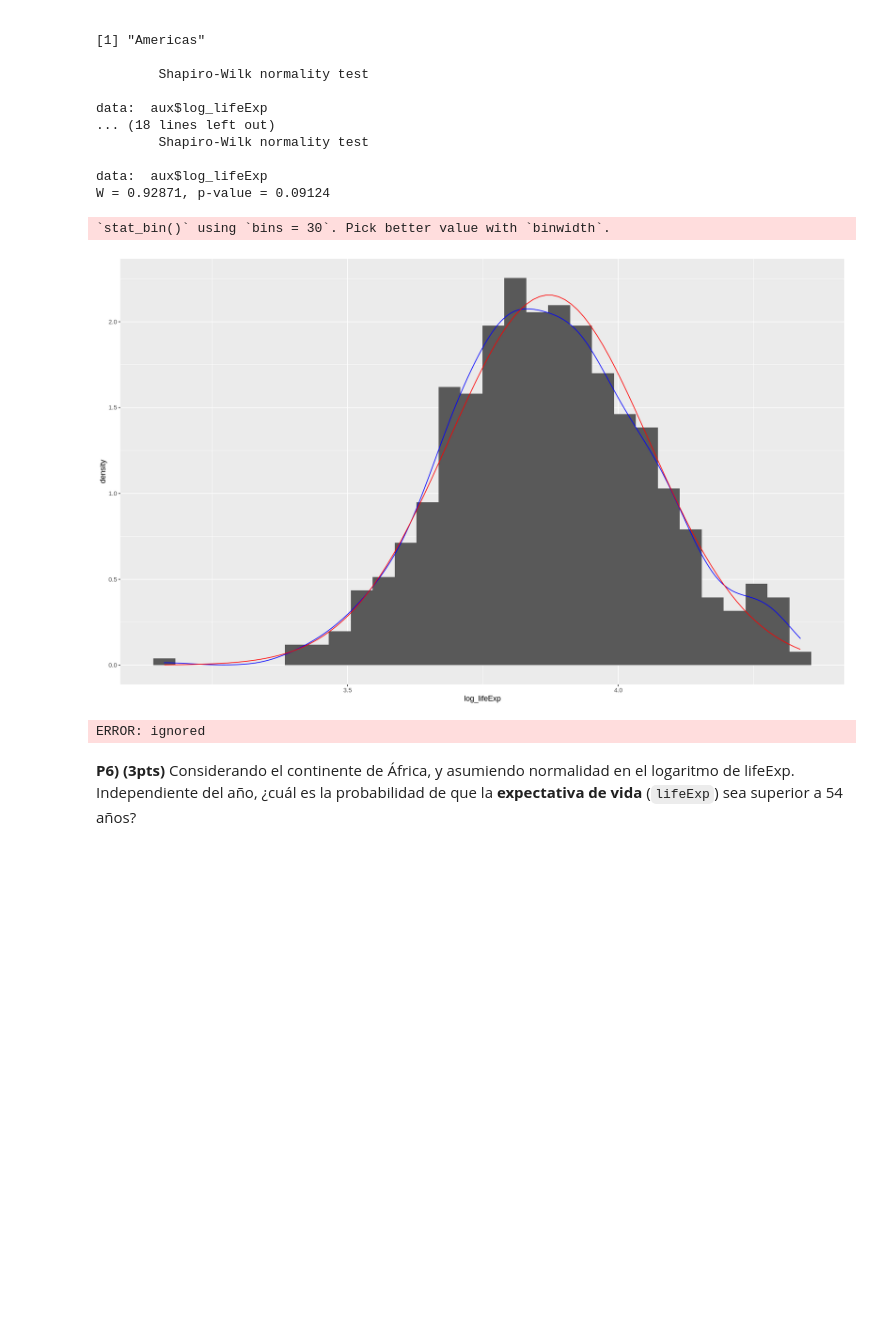
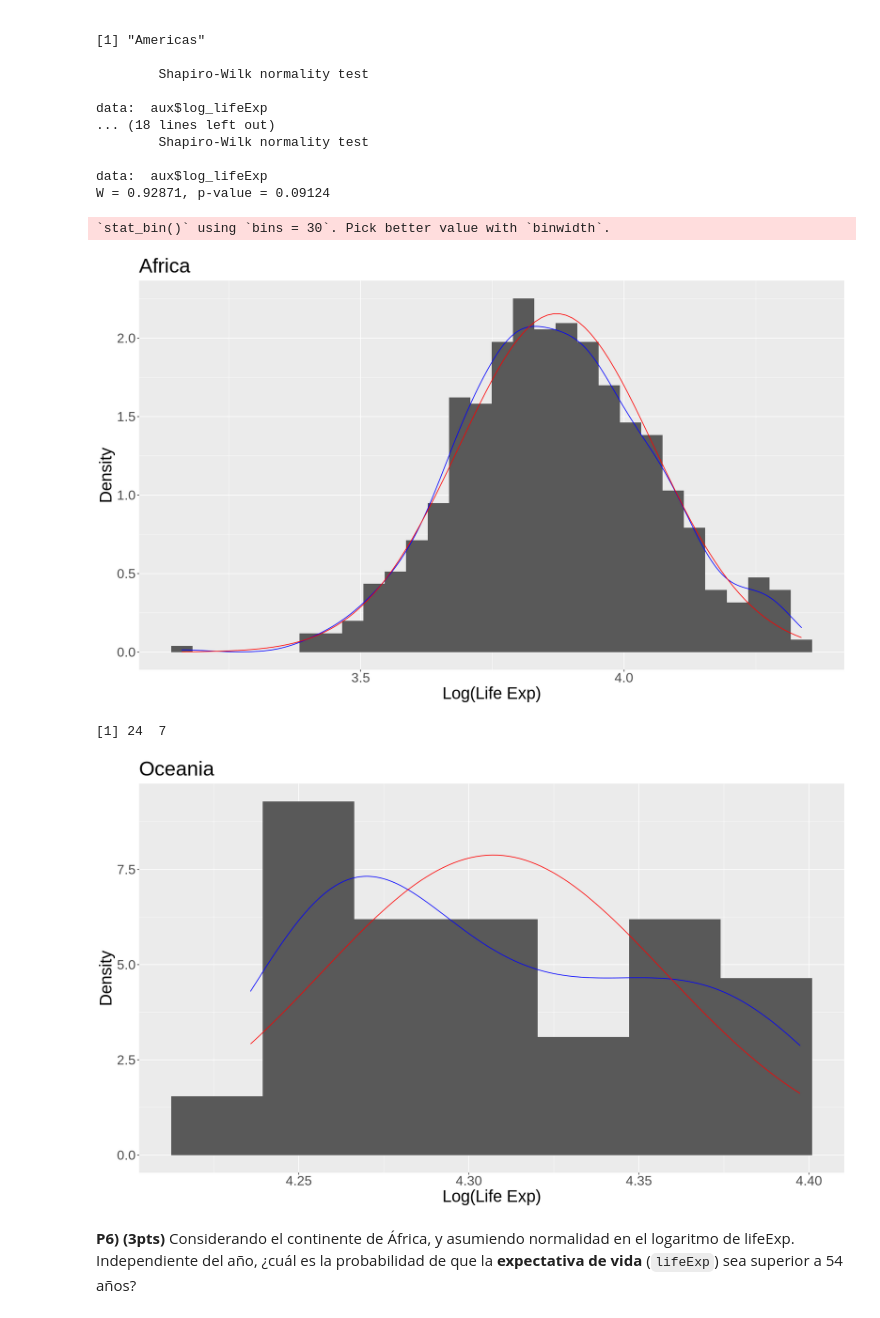
Before and after one commit to HaroldConley/diplomado_BD, a Jupyter notebook: Evaluaciones/C3/Evaluacion_final_v10.ipynb, the cells around one changed output. Saved outputs shown, nothing was run; the diff lists cells and outputs as text; code cells hidden in the pictures; blank space fills up the shorter version.

```diff
--- a/Evaluaciones/C3/Evaluacion_final_v10.ipynb
+++ b/Evaluaciones/C3/Evaluacion_final_v10.ipynb
@@ -217,24 +217,45 @@ W = 0.92871, p-value = 0.09124
 # %%
 # Pregunta 5.b.- Para los continentes encontrados en a), grafique los histogramas para el logaritmo de lifeExp.
 # Considere añadir estimaciones de las densidades, dadas por geom_density así como una densidad normal con parámetros de media y varianza igual
 # a la media y desviación estandar muestral. ¿Qué opina sobre el histograma de Oceanía? Comente sobre posibles causas de su aspecto.
+
+# AFRICA
 gapminder_africa_life_log <- gapminder_life_log %>% filter(continent == "Africa")
 
 ggplot(gapminder_africa_life_log) +
   aes(x = log_lifeExp) +
-  geom_histogram(aes(y = ..density..))+
+  geom_histogram(aes(y = ..density..)) +
   geom_density(col = "blue") +
   stat_function(fun = function(x){
     dnorm(x, mean = mean(gapminder_africa_life_log$log_lifeExp), sd = sd(gapminder_africa_life_log$log_lifeExp))
-  }, col = "red")
+  }, col = "red") +
+  labs(title = "Africa") +
+  xlab("Log(Life Exp)") +
+  ylab("Density") +
+  theme(text=element_text(size=24))
+
+
+# OCEANIA
+gapminder_oceania_life_log <- gapminder_life_log %>% filter(continent == "Oceania")
+
+ggplot(gapminder_oceania_life_log) +
+  aes(x = log_lifeExp) +
+  geom_histogram(bins = 7, aes(y = ..density..)) + # Se ajustan los "bins" para tener un histograma "continuo" (sin espacios en blanco ).
+  geom_density(col = "blue") +
+  stat_function(fun = function(x){
+    dnorm(x, mean = mean(gapminder_oceania_life_log$log_lifeExp), sd = sd(gapminder_oceania_life_log$log_lifeExp))
+  }, col = "red") +
+  labs(title = "Oceania") +
+  xlab("Log(Life Exp)") +
+  ylab("Density") +
+  theme(text=element_text(size=24))
+
+gapminder_oceania_life_log %>% dim # 24 datos.
+
+# Respuesta: La principal causa del aspecto del histograma de Oceania es que está hecho en base a muy pocos datos (solamente 24), lo que no permite tener una histograma "suave".
+#            Al mismo tiempo, con esta escasez de datos no aseguraría con mucha certeza que la distribución corresponda efectivamente a una distribución normal.
 # %% [output]
 `stat_bin()` using `bins = 30`. Pick better value with `binwidth`.
-[figure, old version]
+[figure, new version]
+[1] 24  7
+[figure, added]
-# %%
-m <- mean(gapminder_africa_life_log$log_lifeExp)
-std <- sd(gapminder_africa_life_log$log_lifeExp)
-
-curve(dnorm(x, mean=m, sd=std),
-      col="red", lwd=2, add=TRUE, yaxt="n")
-# %% [output]
-ERROR: ignored
```
Also changed, not shown: parts of 2 cells of this notebook.
